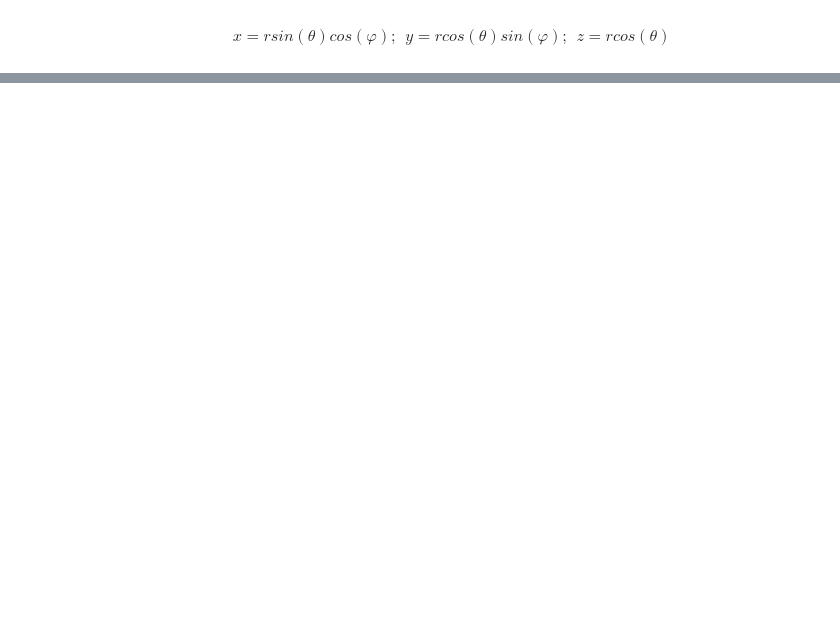
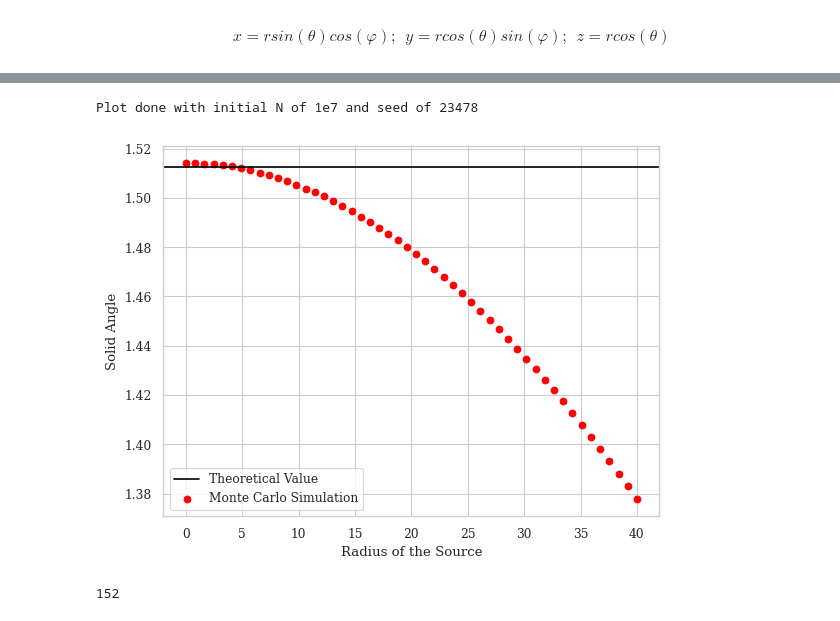
Before and after one commit to Chinnasf/Physics, a Jupyter notebook: Detectors/Solid_State_Detector.ipynb, the cells around one changed output, grey strips where cells are left out. Saved outputs shown, nothing was run; the diff lists cells and outputs as text; code cells hidden in the pictures; blank space fills up the shorter version.

```diff
--- a/Detectors/Solid_State_Detector.ipynb
+++ b/Detectors/Solid_State_Detector.ipynb
@@ -162,0 +158,3 @@ N,Ω
+# %%
+df = pd.read_csv("Rsource_var.csv",header=None)
+df.columns = ["R","omega"]
@@ -162,0 +166,24 @@ N,Ω
+# %%
+plt.axhline(Ω_theo, c = "k", label="Theoretical Value")
+plt.scatter(df["R"],df["omega"], c="r",label="Monte Carlo Simulation")
+plt.xlabel("Radius of the Source")
+plt.ylabel("Solid Angle")
+plt.legend()
+print("Plot done with initial N of 1e7 and seed of 23478")
+# %% [output]
+Plot done with initial N of 1e7 and seed of 23478
+[figure, added]
+# %%
+# Covering the detector with a square opening
+
+percentace = 0.75
+L = (percentace*Rdetect/2)*(2**-0.5)
+
+df = pd.DataFrame(x,columns=["x"])
+df["y"] = y
+df = df[(df.x > -L) & (df.x < L)]
+df = df[(df.y > -L) & (df.y < L)]
+Nsq_hit = len(df)
+Nsq_hit
+# %% [output]
+152
```
Also changed, not shown: parts of 19 cells of this notebook, 12 other files.
